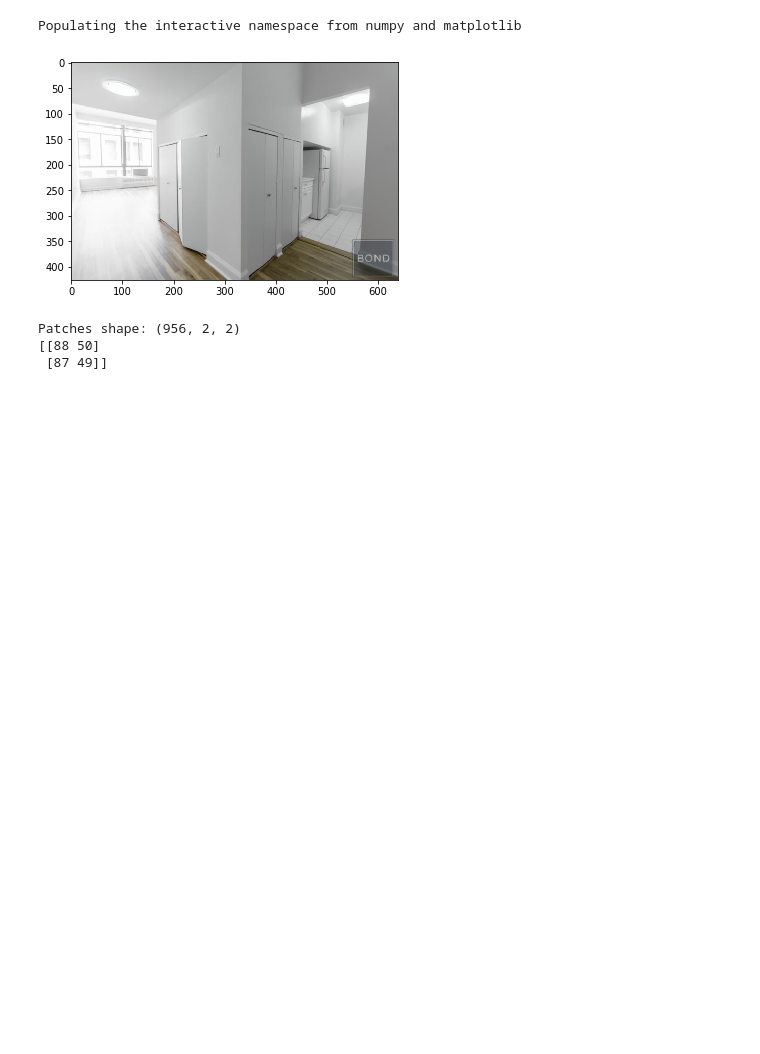
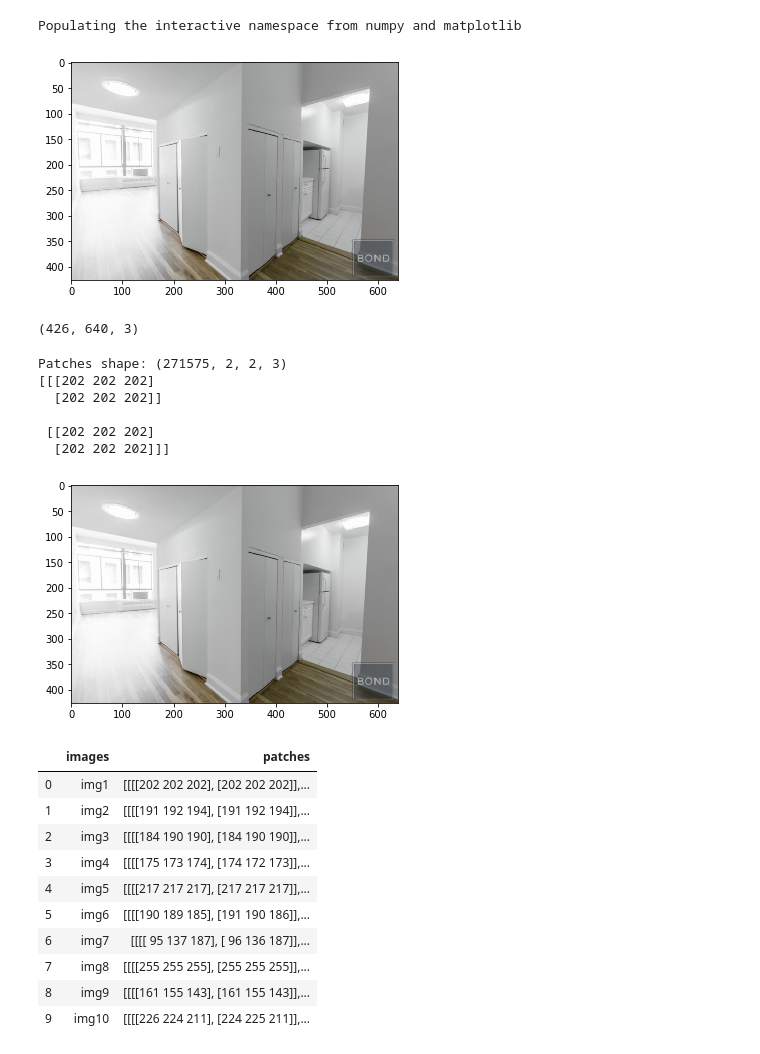
Before and after one commit to taryn-c/CMPT459-Project, a Jupyter notebook: sad_mining1.ipynb, the cells around one changed output. Saved outputs shown, nothing was run; the diff lists cells and outputs as text; code cells hidden in the pictures; blank space fills up the shorter version.

Commit message:
Fixed image extraction
fixed issues with 2d patches
added a table for matching patches to imgs

```diff
--- a/sad_mining1.ipynb
+++ b/sad_mining1.ipynb
@@ -583,15 +583,17 @@ from PIL import Image
 
 image_list = []
 im2_list = []
+shape_list = []
 
 config = glob.glob("C:/Users/kylez/images_sample/**/*.jpg", recursive = True)
-for filename in config:
-    im = Image.open(filename)
-    image_list.append(im)
+# for filename in config:
+#     im = Image.open(filename)
+#     image_list.append(im)
 
 import imageio
 
 for filename in config:
     im2 = imageio.imread(str(filename))
-    im2_list.append(im)
+    im2_list.append(im2)
     shape_list.append(im2.shape)
+print(type(im2_list[0]))
@@ -606,18 +610,66 @@ plt.show()
 Populating the interactive namespace from numpy and matplotlib
 [figure]
 # %%
-#print(image_list)
 #print(shape_list)
+print(im2_list[0].shape)
+# %% [output]
+(426, 640, 3)
 # %%
 from sklearn.feature_extraction import image
 
+l = len(im2_list)
 patches_list = []
-for i in range (len(im2)-1):
-    patches = image.extract_patches_2d(im2[i], (2,2))
+for i in range (0,l):
+    patches = image.extract_patches_2d(im2_list[i], (2,2) )
     patches_list.append(patches)
 print('Patches shape: {}'.format(patches_list[0].shape))
-print(patches_list[0][1])
+print(patches_list[0][0])
+# print(patches_list[0])
 # %% [output]
-Patches shape: (956, 2, 2)
-[[88 50]
- [87 49]]
+Patches shape: (271575, 2, 2, 3)
+[[[202 202 202]
+  [202 202 202]]
+
+ [[202 202 202]
+  [202 202 202]]]
+# %%
+# df = pd.DataFrame
+# im2_list = np.array(im2_list)
+# patches_list = np.array(patches_list)
+# im2_list = im2_list.tolist()
+# patches_list = patches_list.tolist()
+
+length = len(im2_list)
+
+temp = []
+for i in range (1,length):
+    temp += ["img"+str(i)]
+
+tempdict = dict.fromkeys(temp, [])
+
+for i in range(1,length+1):
+    tempdict["img"+str(i)] = patches_list[int(i)-1]
+
+tempf = im2_list[0]
+tempimg =image.reconstruct_from_patches_2d(patches_list[0],(426, 640, 3))
+np.testing.assert_array_equal(tempf,tempimg)
+
+implot = plt.imshow(tempimg.astype(int))
+plt.show()
+
+a = zip(temp,patches_list)
+df = pd.DataFrame(a, columns = ['images','patches'])
+df.head(10)
+# %% [output]
+[figure, added]
+|  | images | patches |
+| 0 | img1 | [[[[202 202 202], [202 202 202]],... |
+| 1 | img2 | [[[[191 192 194], [191 192 194]],... |
+| 2 | img3 | [[[[184 190 190], [184 190 190]],... |
+| 3 | img4 | [[[[175 173 174], [174 172 173]],... |
+| 4 | img5 | [[[[217 217 217], [217 217 217]],... |
+| 5 | img6 | [[[[190 189 185], [191 190 186]],... |
+| 6 | img7 | [[[[ 95 137 187], [ 96 136 187]],... |
+| 7 | img8 | [[[[255 255 255], [255 255 255]],... |
+| 8 | img9 | [[[[161 155 143], [161 155 143]],... |
+| 9 | img10 | [[[[226 224 211], [224 225 211]],... |
```
Also changed, not shown: parts of 2 cells of this notebook.
